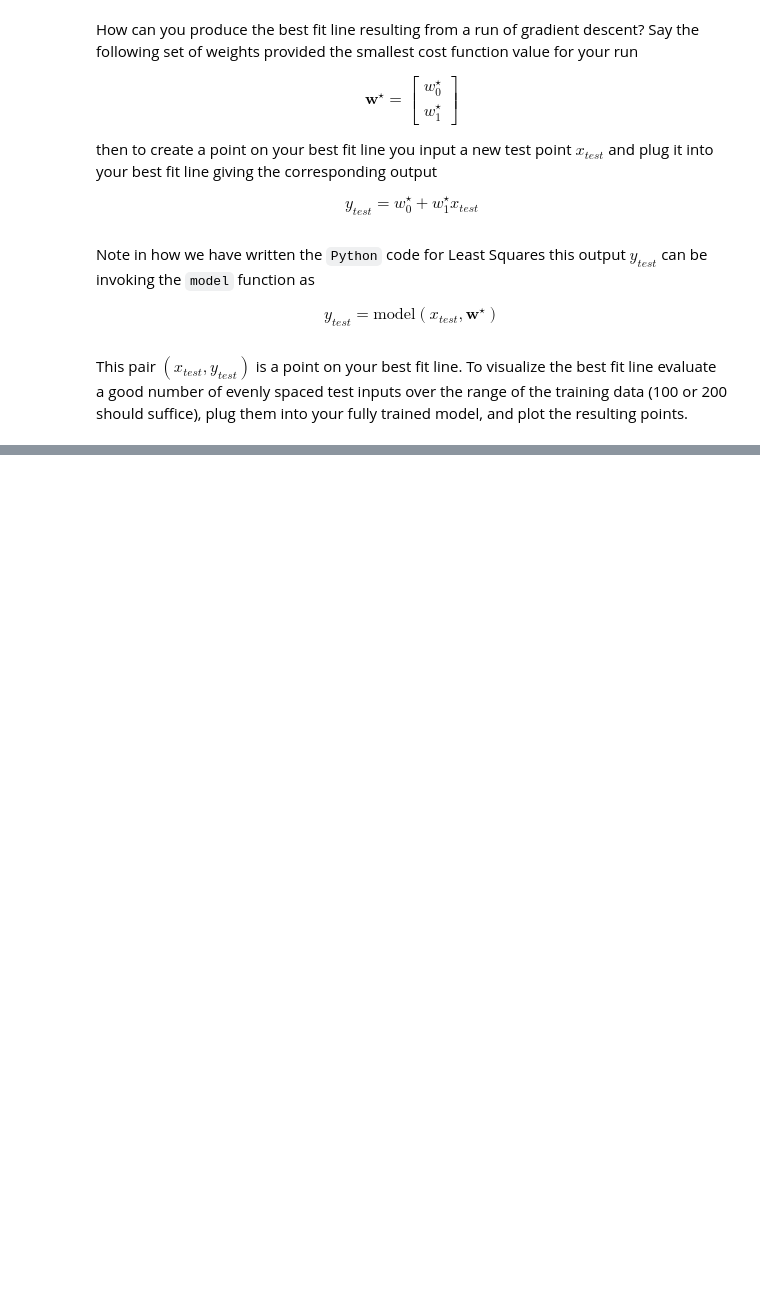
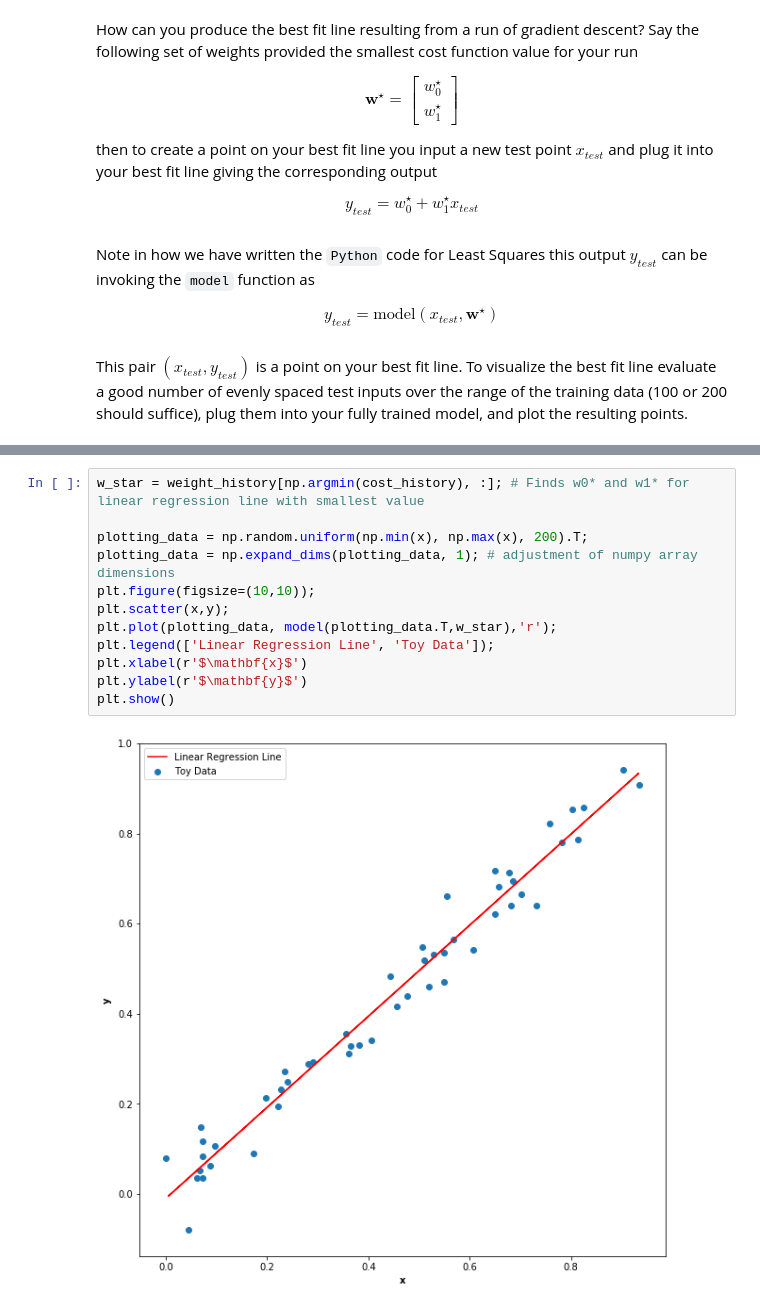
Before and after one commit to adai2017/dlhomework, a Jupyter notebook: DL_hw_1/deep_learning_hw1_exercise_3.ipynb, the cells around one changed output, grey strips where cells are left out. Drawn from its saved outputs; the diff is of its cells as text; blank space fills up the shorter version.

```diff
--- a/DL_hw_1/deep_learning_hw1_exercise_3.ipynb
+++ b/DL_hw_1/deep_learning_hw1_exercise_3.ipynb
@@ -113,0 +149,14 @@ def gradient_descent(g,alpha_choice,max_its,w):
+# %%
+w_star = weight_history[np.argmin(cost_history), :]; # Finds w0* and w1* for linear regression line with smallest value
+
+plotting_data = np.random.uniform(np.min(x), np.max(x), 200).T;
+plotting_data = np.expand_dims(plotting_data, 1); # adjustment of numpy array dimensions
+plt.figure(figsize=(10,10));
+plt.scatter(x,y);
+plt.plot(plotting_data, model(plotting_data.T,w_star),'r');
+plt.legend(['Linear Regression Line', 'Toy Data']);
+plt.xlabel(r'$\mathbf{x}$')
+plt.ylabel(r'$\mathbf{y}$')
+plt.show()
+# %% [output]
+[figure, added]
```
Also changed, not shown: parts of 6 cells of this notebook.
